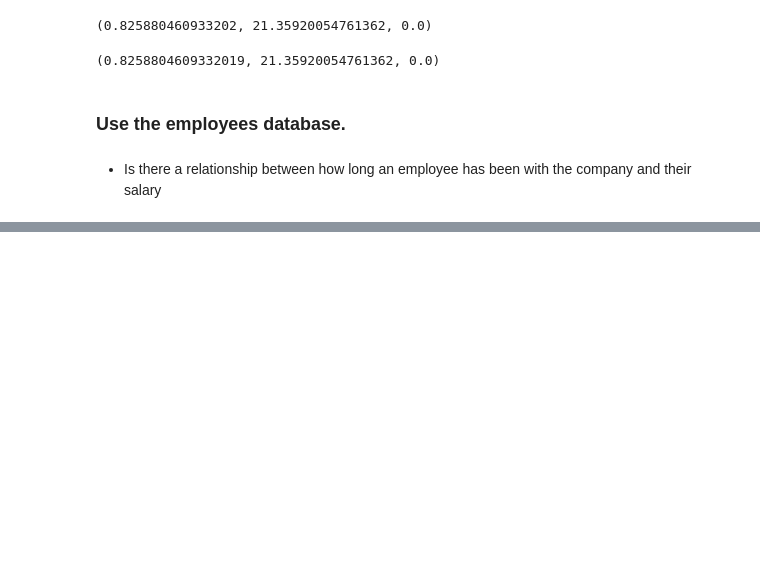
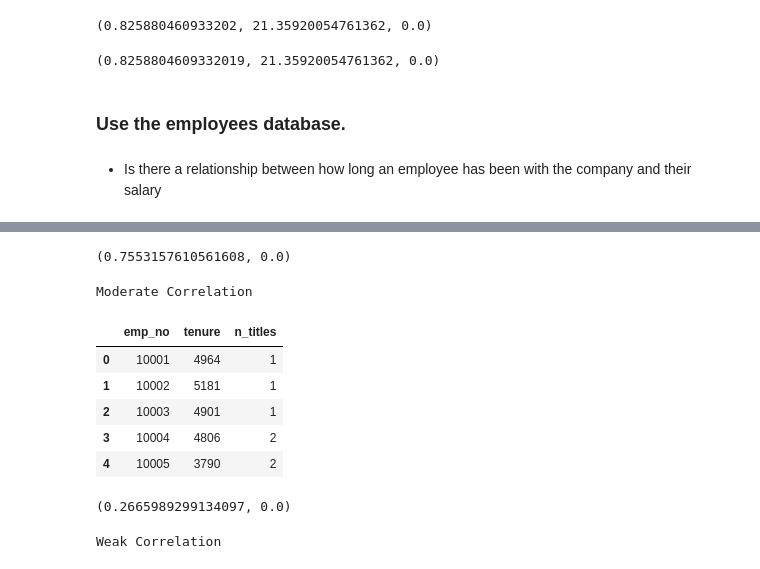
Before and after one commit to bradgauvin/statistics-exercises, a Jupyter notebook: hypothesis_testing.ipynb, the cells around one changed output, grey strips where cells are left out. Saved outputs shown, nothing was run; the diff lists cells and outputs as text; code cells hidden in the pictures; blank space fills up the shorter version.

Commit message:
completed #2 exercise for correlations

```diff
--- a/hypothesis_testing.ipynb
+++ b/hypothesis_testing.ipynb
@@ -567,0 +611,63 @@ df.head()
+# %%
+# Is there a relationship between how long an employee has been with the company and their salary?
+r, p = stats.pearsonr(df.salary, df.tenure)
+r, p
+# %% [output]
+(0.7553157610561608, 0.0)
+# %%
+if r <= .2:
+    print("No Correlation")
+elif r <= .5:
+    print ("Weak Correlation")
+elif r <= 0.8:
+    print ("Moderate Correlation")
+else:
+    print("Strong Correlation")
+# %% [output]
+Moderate Correlation
+# %%
+# Is there a relationship between how long an employee has been with the company and the number of titles they have had?
+from env import host, user, password
+dbname = 'employees'
+emp_title=pd.read_sql(
+	'''
+    WITH emp_title_count AS (
+        SELECT emp_no, COUNT(*) as n_titles
+        FROM employees e
+        JOIN titles t USING (emp_no)
+        GROUP BY emp_no
+    )
+    SELECT
+        e.emp_no,
+        DATEDIFF((SELECT MAX(hire_date) FROM employees), e.hire_date) AS tenure,
+        n_titles
+    FROM employees e
+    JOIN emp_title_count USING (emp_no)
+	;
+	''',
+	get_db_url(user,host,password,dbname))
+# %%
+emp_title.head()
+# %% [output]
+|  | emp_no | tenure | n_titles |
+| 0 | 10001 | 4964 | 1 |
+| 1 | 10002 | 5181 | 1 |
+| 2 | 10003 | 4901 | 1 |
+| 3 | 10004 | 4806 | 2 |
+| 4 | 10005 | 3790 | 2 |
+# %%
+r, p = stats.pearsonr(emp_title.tenure,emp_title.n_titles)
+r, p
+# %% [output]
+(0.2665989299134097, 0.0)
+# %%
+if r <= .2:
+    print("No Correlation")
+elif r <= .5:
+    print ("Weak Correlation")
+elif r <= 0.8:
+    print ("Moderate Correlation")
+else:
+    print("Strong Correlation")
+# %% [output]
+Weak Correlation
```
Also changed, not shown: parts of 7 cells of this notebook.
